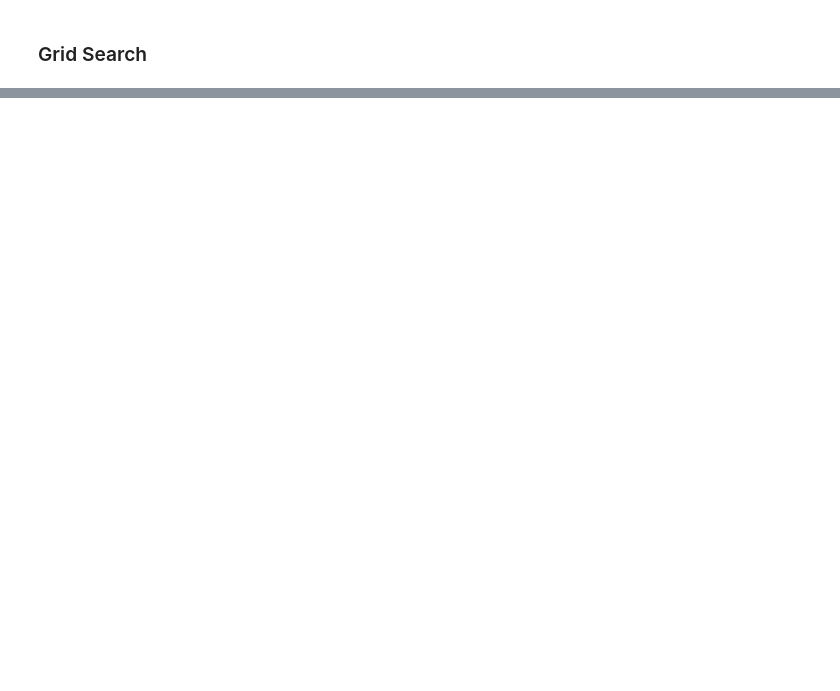
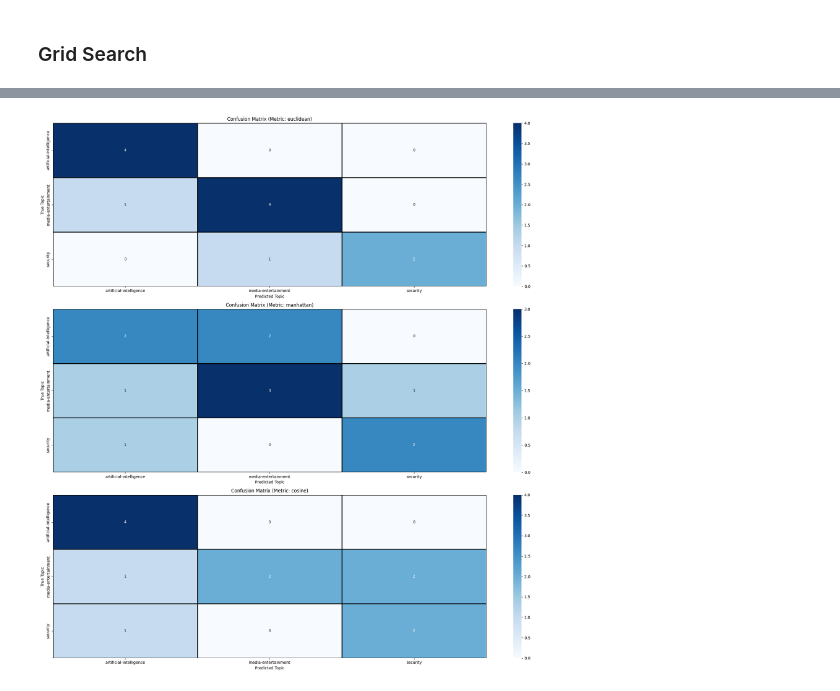
Before and after one commit to psiku/FHSalzburg-DataScience, a Jupyter notebook: Lab6 - Natural Language Processing/06_DCEIL_NLPStartercode.ipynb, the cells around one changed output, grey strips where cells are left out. Drawn from its saved outputs; the diff is of its cells as text; code cells hidden in the pictures; blank space fills up the shorter version.

```diff
--- a/Lab6 - Natural Language Processing/06_DCEIL_NLPStartercode.ipynb
+++ b/Lab6 - Natural Language Processing/06_DCEIL_NLPStartercode.ipynb
@@ -598,0 +629,79 @@ Best F1 score :  0.5598746027748798
+# %%
+best_params_list = [
+    {
+        'max_df': 0.75,
+        'max_features': 100,
+        'min_df': 2,
+        'stop_words': None,
+        'metric': 'euclidean',
+        'ngram_range': (1, 2),
+        'binary': False
+    },
+    {
+        'max_df': 0.75,
+        'max_features': 250,
+        'min_df': 3,
+        'stop_words': "english",
+        'metric': 'manhattan',
+        'ngram_range': (1, 2),
+        'binary': True
+    },
+    {
+        'max_df': 1.0,
+        'max_features': 100,
+        'min_df': 2,
+        'stop_words': "english",
+        'metric': 'cosine',
+        'ngram_range': (1, 2),
+        'binary': False
+    }
+]
+
+fig, axes = plt.subplots(3, 1, figsize=(20, 20))
+axes = axes.flatten()
+
+for i, params in enumerate(best_params_list):
+    best_vec = CountVectorizer(
+        stop_words=params['stop_words'],
+        max_features=params['max_features'],
+        max_df=params['max_df'],
+        min_df=params['min_df'],
+        ngram_range=params['ngram_range'],
+        binary=params['binary']
+    )
+
+    classifier = KNeighborsClassifier(n_neighbors=5, metric=params['metric'])
+
+
+    train_text = list(map(str, train_text))
+    test_text = list(map(str, test_text))
+
+    X_train = best_vec.fit_transform(train_text)
+    classifier.fit(X_train, train_topics)
+
+    X_test = best_vec.transform(test_text)
+    predicted_topics = classifier.predict(X_test)
+
+    score = classifier.score(X_test, test_topics)
+    print(f"F1 Score for {params['metric']}: {round(score, 4)}")
+
+    cm = confusion_matrix(test_topics, predicted_topics)
+    sns.heatmap(
+        cm,
+        annot=True,
+        fmt='d',
+        cmap='Blues',
+        ax=axes[i],
+        linewidths=1,
+        linecolor='black',
+        xticklabels=np.unique(test_topics),
+        yticklabels=np.unique(test_topics),
+    )
+
+    axes[i].set_xlabel('Predicted Topic')
+    axes[i].set_ylabel('True Topic')
+    axes[i].set_title(f'Confusion Matrix (Metric: {params["metric"]})')
+
+plt.tight_layout()
+plt.show()
+# %% [output]
@@ -598,0 +711 @@ Best F1 score :  0.5598746027748798
+[figure, added]
```
Also changed, not shown: parts of 14 cells of this notebook.
